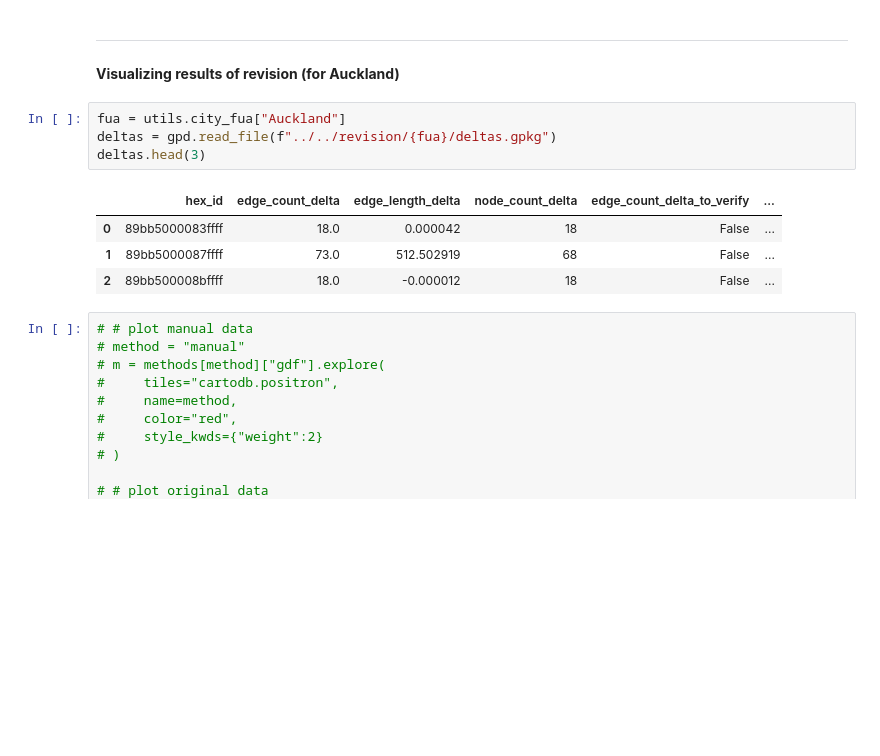
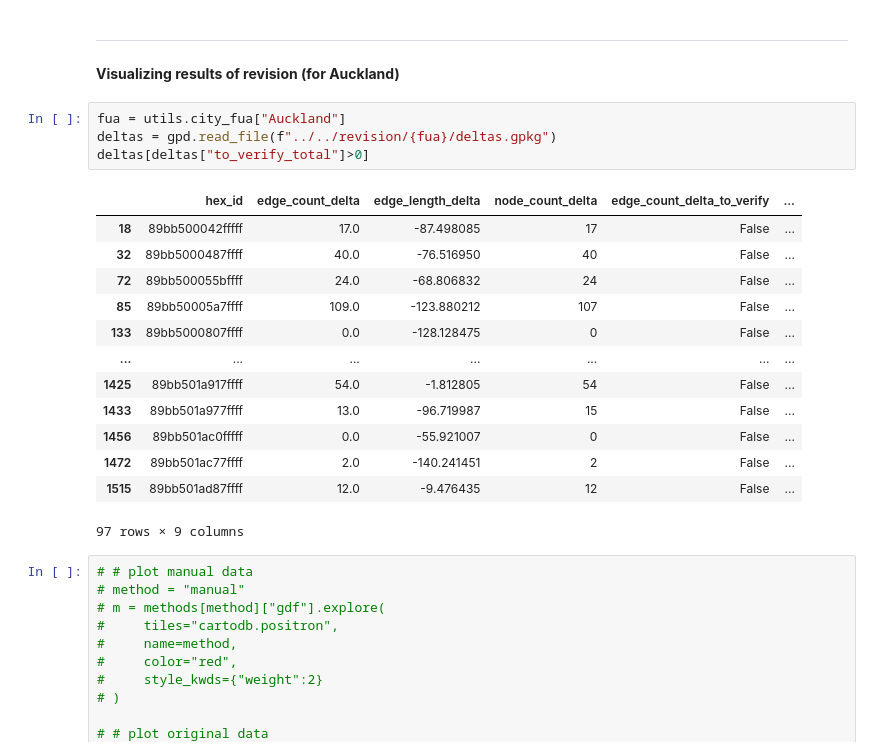
Before and after one commit to uscuni/simplification, a Jupyter notebook: notebooks/manual-revision/manual-revision.ipynb, the cells around one changed output. Saved outputs shown, nothing was run; the diff lists cells and outputs as text; blank space fills up the shorter version.

```diff
--- a/notebooks/manual-revision/manual-revision.ipynb
+++ b/notebooks/manual-revision/manual-revision.ipynb
@@ -168,12 +156,21 @@ Running for Wuhan
 # %%
 fua = utils.city_fua["Auckland"]
 deltas = gpd.read_file(f"../../revision/{fua}/deltas.gpkg")
-deltas.head(3)
+deltas[deltas["to_verify_total"]>0]
 # %% [output]
 |  | hex_id | edge_count_delta | edge_length_delta | node_count_delta | edge_count_delta_to_verify | ... |
-| 0 | 89bb5000083ffff | 18.0 | 0.000042 | 18 | False | ... |
-| 1 | 89bb5000087ffff | 73.0 | 512.502919 | 68 | False | ... |
-| 2 | 89bb500008bffff | 18.0 | -0.000012 | 18 | False | ... |
+| 18 | 89bb500042fffff | 17.0 | -87.498085 | 17 | False | ... |
+| 32 | 89bb5000487ffff | 40.0 | -76.516950 | 40 | False | ... |
+| 72 | 89bb500055bffff | 24.0 | -68.806832 | 24 | False | ... |
+| 85 | 89bb50005a7ffff | 109.0 | -123.880212 | 107 | False | ... |
+| 133 | 89bb5000807ffff | 0.0 | -128.128475 | 0 | False | ... |
+| ... | ... | ... | ... | ... | ... | ... |
+| 1425 | 89bb501a917ffff | 54.0 | -1.812805 | 54 | False | ... |
+| 1433 | 89bb501a977ffff | 13.0 | -96.719987 | 15 | False | ... |
+| 1456 | 89bb501ac0fffff | 0.0 | -55.921007 | 0 | False | ... |
+| 1472 | 89bb501ac77ffff | 2.0 | -140.241451 | 2 | False | ... |
+| 1515 | 89bb501ad87ffff | 12.0 | -9.476435 | 12 | False | ... |
+97 rows × 9 columns
 # %%
 # # plot manual data
 # method = "manual"
```
Also changed, not shown: parts of 2 cells of this notebook.
